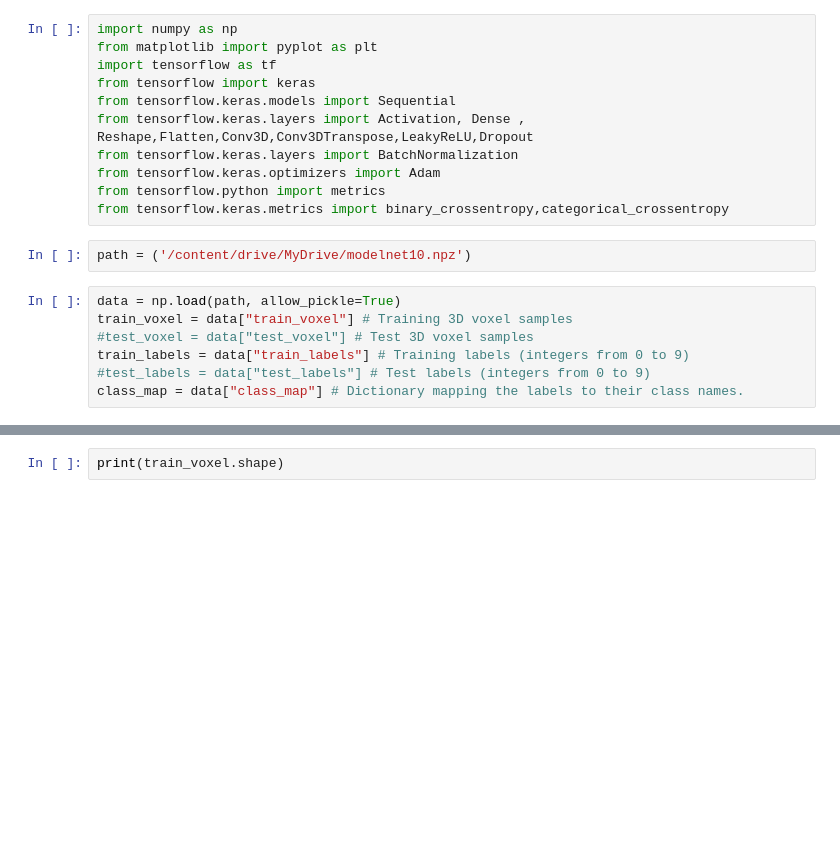
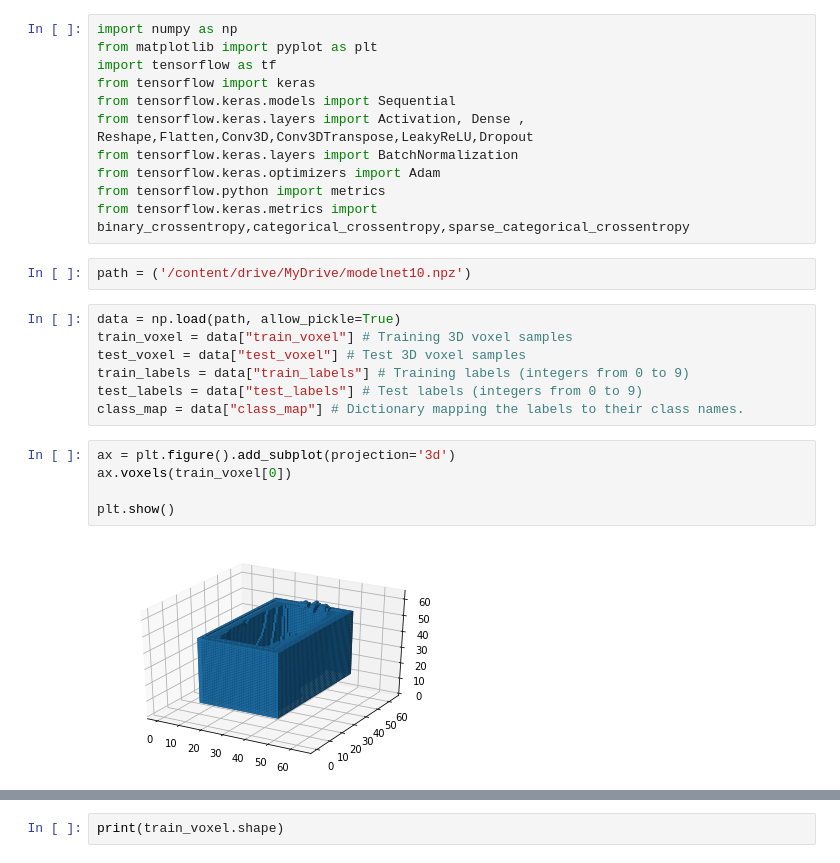
Before and after one commit to shilz1007/shilz1007, a Jupyter notebook: 3D_Assignment.ipynb, the cells around one changed output, grey strips where cells are left out. Drawn from its saved outputs; the diff is of its cells as text; blank space fills up the shorter version.

```diff
--- a/3D_Assignment.ipynb
+++ b/3D_Assignment.ipynb
@@ -10,13 +10,20 @@ from tensorflow.keras.layers import Activation, Dense , Reshape,Flatten,Conv3D,C
 from tensorflow.keras.layers import BatchNormalization
 from tensorflow.keras.optimizers import Adam
 from tensorflow.python import metrics
-from tensorflow.keras.metrics import binary_crossentropy,categorical_crossentropy
+from tensorflow.keras.metrics import binary_crossentropy,categorical_crossentropy,sparse_categorical_crossentropy
 # %%
 path = ('/content/drive/MyDrive/modelnet10.npz')
 # %%
 data = np.load(path, allow_pickle=True)
 train_voxel = data["train_voxel"] # Training 3D voxel samples
-#test_voxel = data["test_voxel"] # Test 3D voxel samples
+test_voxel = data["test_voxel"] # Test 3D voxel samples
 train_labels = data["train_labels"] # Training labels (integers from 0 to 9)
-#test_labels = data["test_labels"] # Test labels (integers from 0 to 9)
+test_labels = data["test_labels"] # Test labels (integers from 0 to 9)
 class_map = data["class_map"] # Dictionary mapping the labels to their class names.
+# %%
+ax = plt.figure().add_subplot(projection='3d')
+ax.voxels(train_voxel[0])
+
+plt.show()
+# %% [output]
+[figure, added]
```
Also changed, not shown: parts of 15 cells of this notebook.
